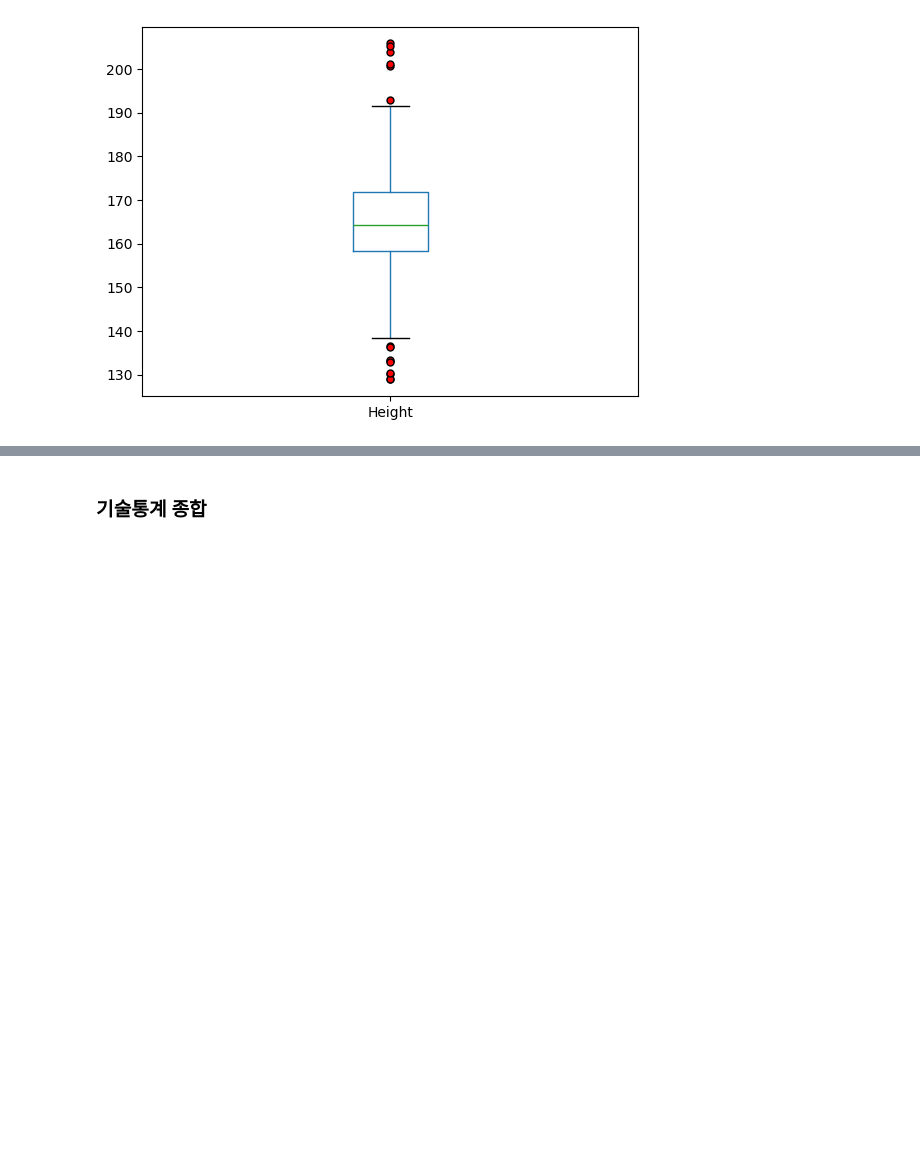
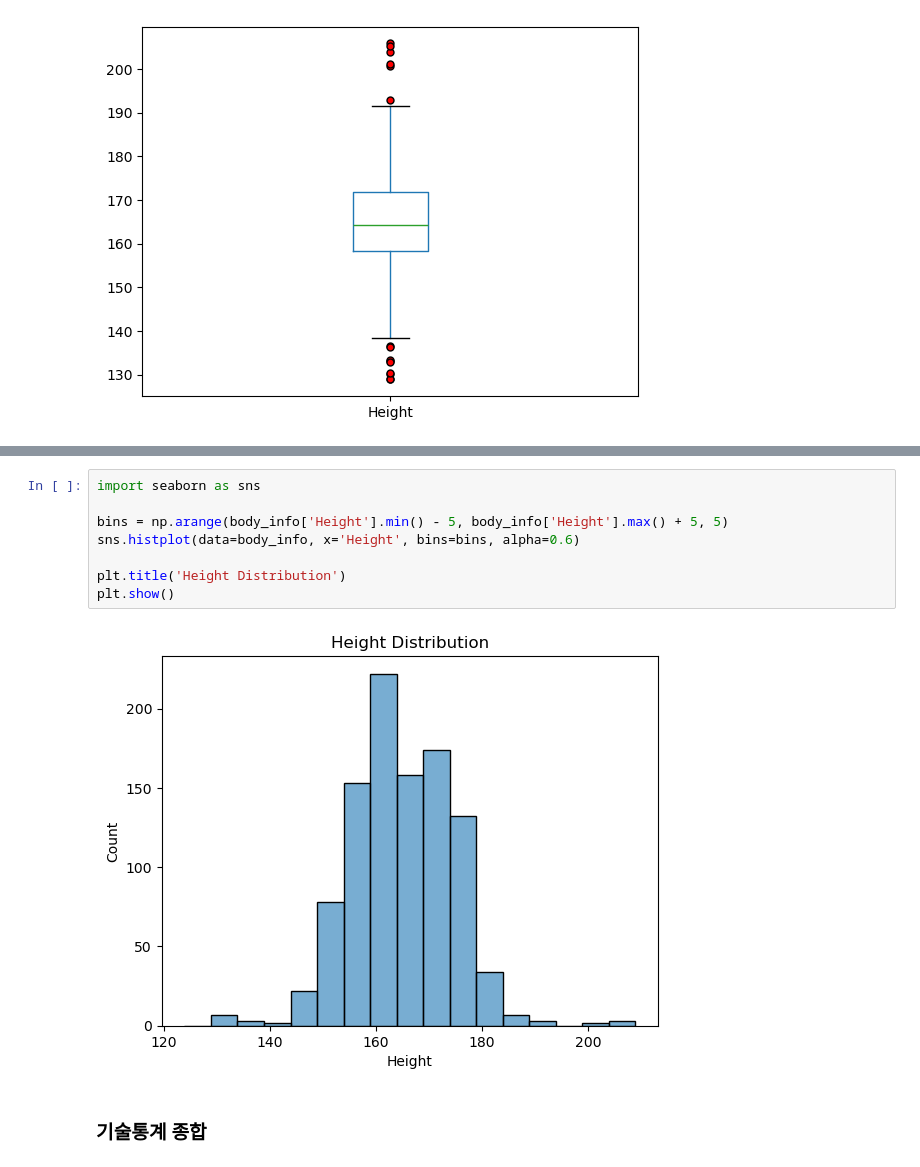
Before and after one commit to codingalzi/code-workout-datasci, a Jupyter notebook: descriptive_stats.ipynb, the cells around one changed output, grey strips where cells are left out. Drawn from its saved outputs; the diff is of its cells as text; blank space fills up the shorter version.

```diff
--- a/descriptive_stats.ipynb
+++ b/descriptive_stats.ipynb
@@ -336,3 +374,13 @@ plt.show()
+# %%
+import seaborn as sns
+
+bins = np.arange(body_info['Height'].min() - 5, body_info['Height'].max() + 5, 5)
+sns.histplot(data=body_info, x='Height', bins=bins, alpha=0.6)
+
+plt.title('Height Distribution')
+plt.show()
+# %% [output]
+[figure, added]
 # %% [markdown]
 ### 기술통계 종합
 # %% [markdown]
```
Also changed, not shown: parts of 120 cells of this notebook, 2 other files.
